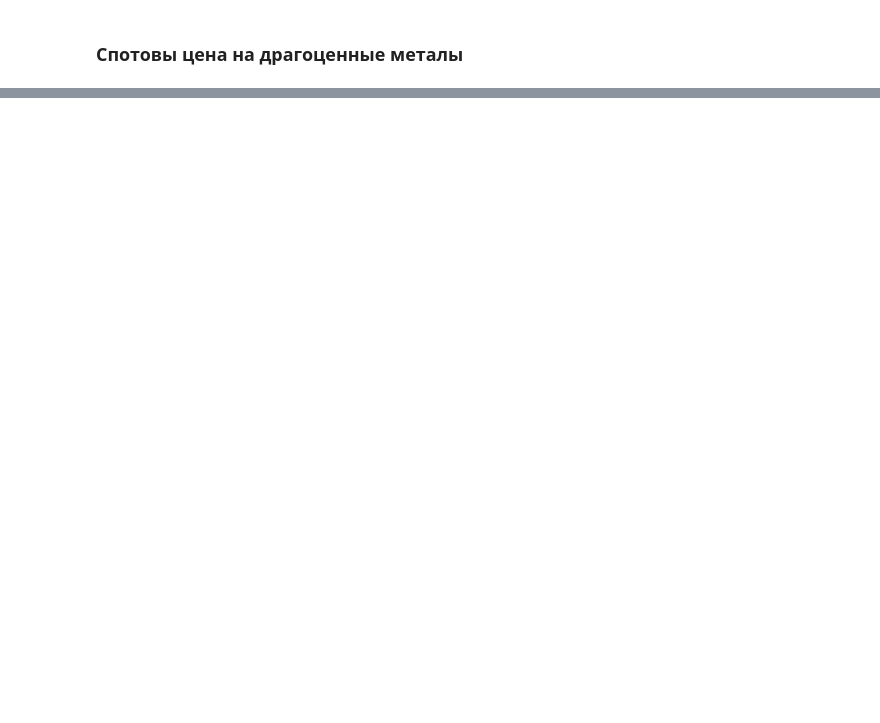
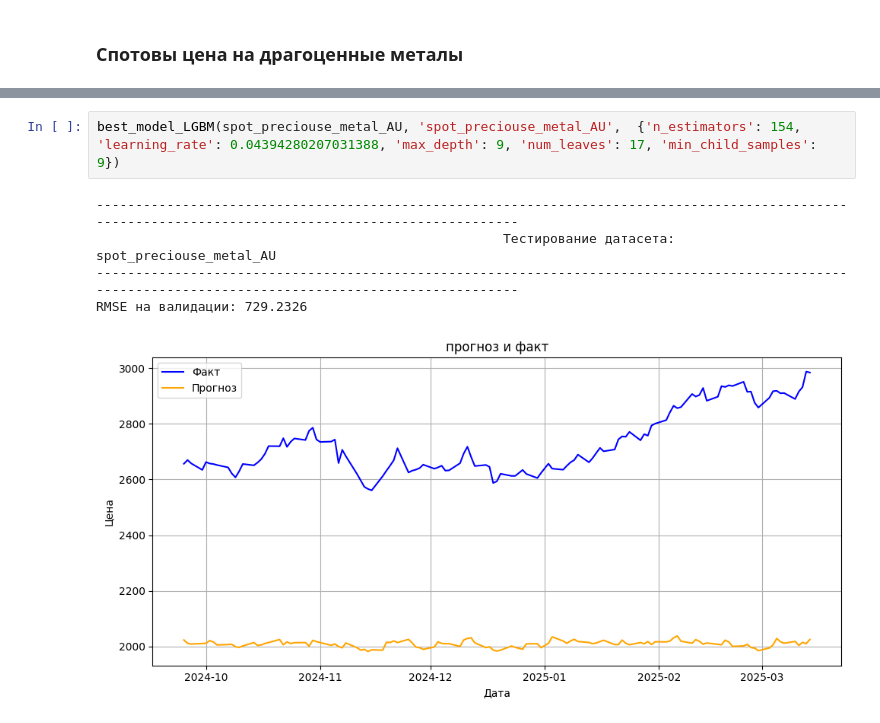
Before and after one commit to DanyaSH759/Forecasting_the_Value_of_Financial_Assets, a Jupyter notebook: jupyter_app/notebooks/Research_predict_of_financial_assets/Part 5. final test.ipynb, the cells around one changed output, grey strips where cells are left out. Saved outputs shown, nothing was run; the diff lists cells and outputs as text; blank space fills up the shorter version.

```diff
--- a/jupyter_app/notebooks/Research_predict_of_financial_assets/Part 5. final test.ipynb
+++ b/jupyter_app/notebooks/Research_predict_of_financial_assets/Part 5. final test.ipynb
@@ -226,0 +224,8 @@ RMSE на валидации: 4.1584
+# %%
+best_model_LGBM(spot_preciouse_metal_AU, 'spot_preciouse_metal_AU',  {'n_estimators': 154, 'learning_rate': 0.04394280207031388, 'max_depth': 9, 'num_leaves': 17, 'min_child_samples': 9})
+# %% [output]
+------------------------------------------------------------------------------------------------------------------------------------------------------
+                                                    Тестирование датасета: spot_preciouse_metal_AU
+------------------------------------------------------------------------------------------------------------------------------------------------------
+RMSE на валидации: 729.2326
+[figure, added]
```
Also changed, not shown: parts of 11 cells of this notebook, 5 other files.
